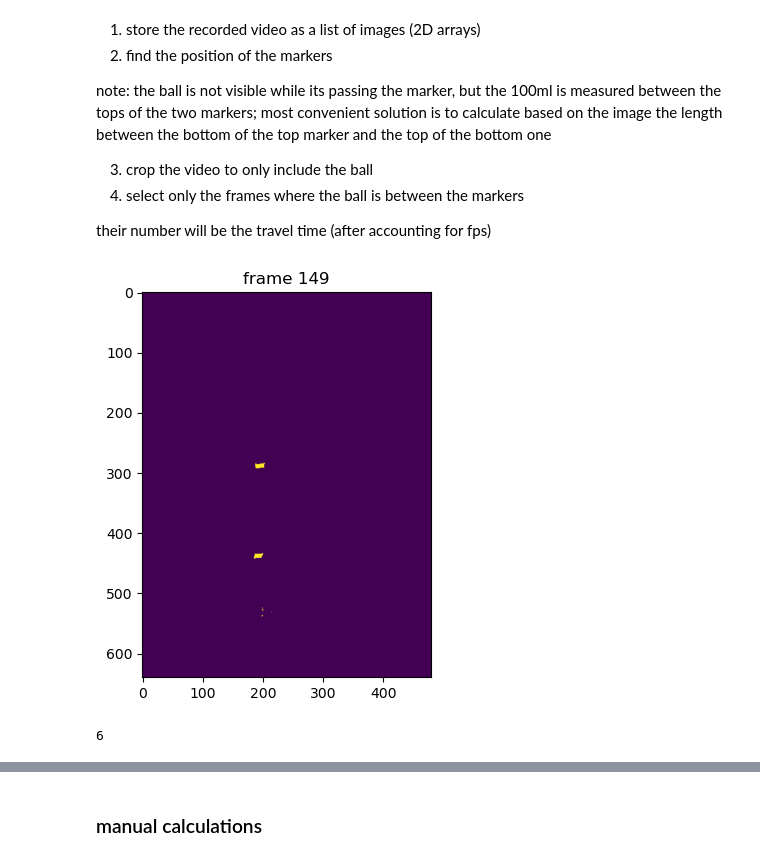
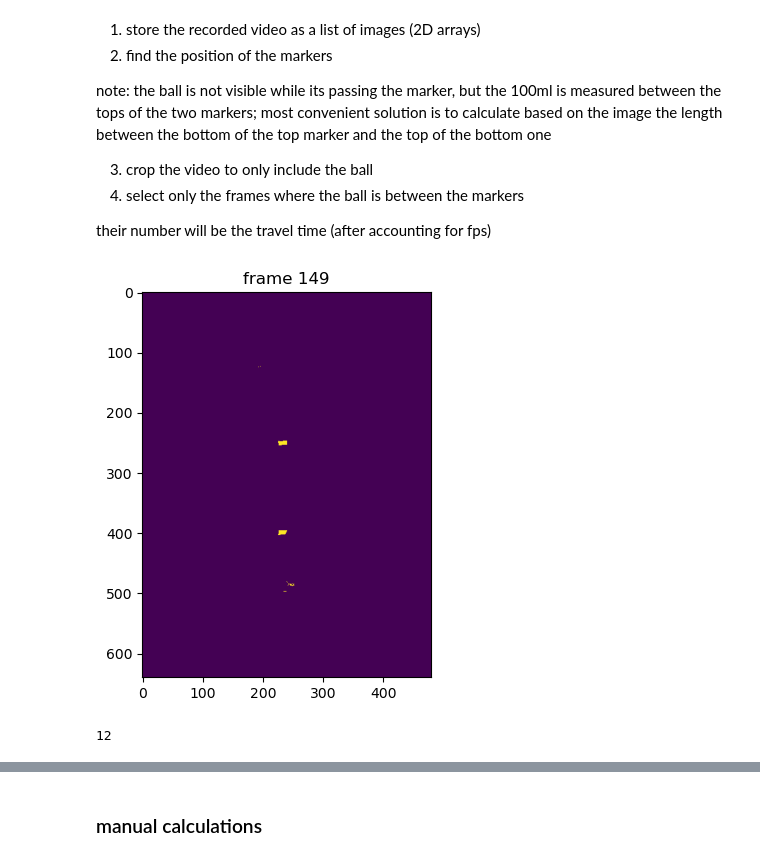
Before and after one commit to theoradicella/glycerol-lab, a Jupyter notebook: notebooks/glycerin.ipynb, the cells around one changed output, grey strips where cells are left out. Drawn from its saved outputs; the diff is of its cells as text; code cells hidden in the pictures.

```diff
--- a/notebooks/glycerin.ipynb
+++ b/notebooks/glycerin.ipynb
@@ -6,7 +6,7 @@ import time
 import numpy as np
 import scipy.ndimage as ndi
 # %%
-path = "../videos/100ml/trial1/5mm.mp4v"
+path = "../videos/100ml/trial4/4mm.mp4v"
 cap = cv2.VideoCapture(path)
 # %% [markdown]
 ### data from video
@@ -37,20 +37,20 @@ new_frames = [frame < 30 for frame in new_frames]
 # %%
 # display the frames from list
 
 # set up figure, plot first frame
 fig, ax = plt.subplots(1, 1, figsize=(6,5))
 
 im = ax.imshow(new_frames[0])
 
-for i in range(10, frame_count):
+for i in range(frame_count):
     im.set_data(new_frames[i])
     ax.set_title(f"frame {i}")
     # rerender
     display.display(plt.gcf())
     display.clear_output(wait=True)
     #time.sleep(0.2)
 # %% [output]
-[figure, old version]
+[figure, new version]
 # %%
 clusters, num_features = ndi.label(new_frames[-1]) # the markers will always be the two largest clusters
 print(num_features)
@@ -68,7 +68,7 @@ y_coords2 = np.unique(np.argwhere(marker2)[:, 0])
 # choose the two middle values from a list of marker edges
 new_range = sorted([min(y_coords1), min(y_coords2), max(y_coords1), max(y_coords2)])[1:3]
 # %% [output]
-6
+12
 # %%
 # UNUSABLE
 
```
Also changed, not shown: parts of 5 cells of this notebook, 1 other file.
